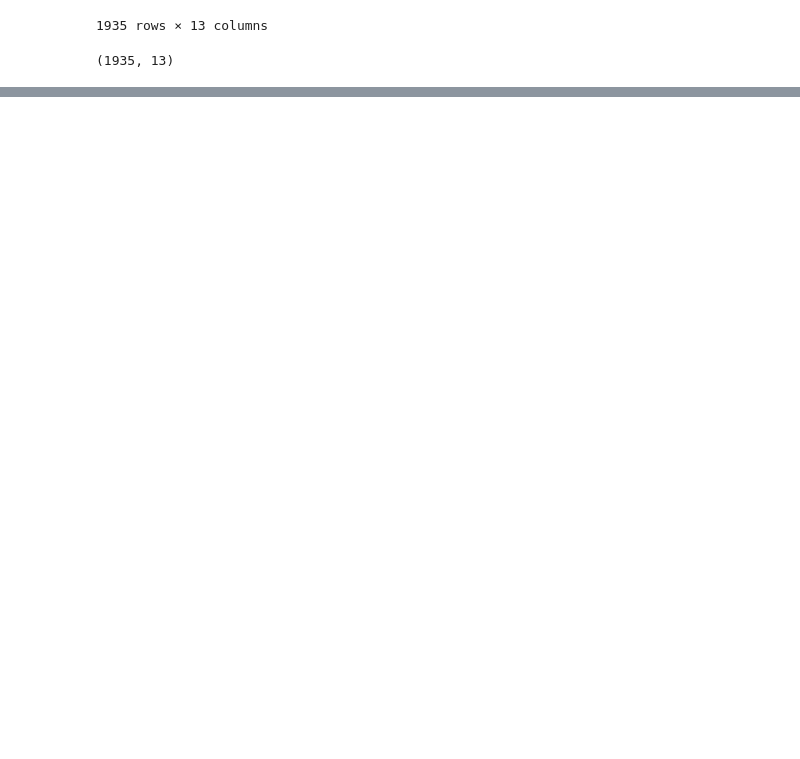
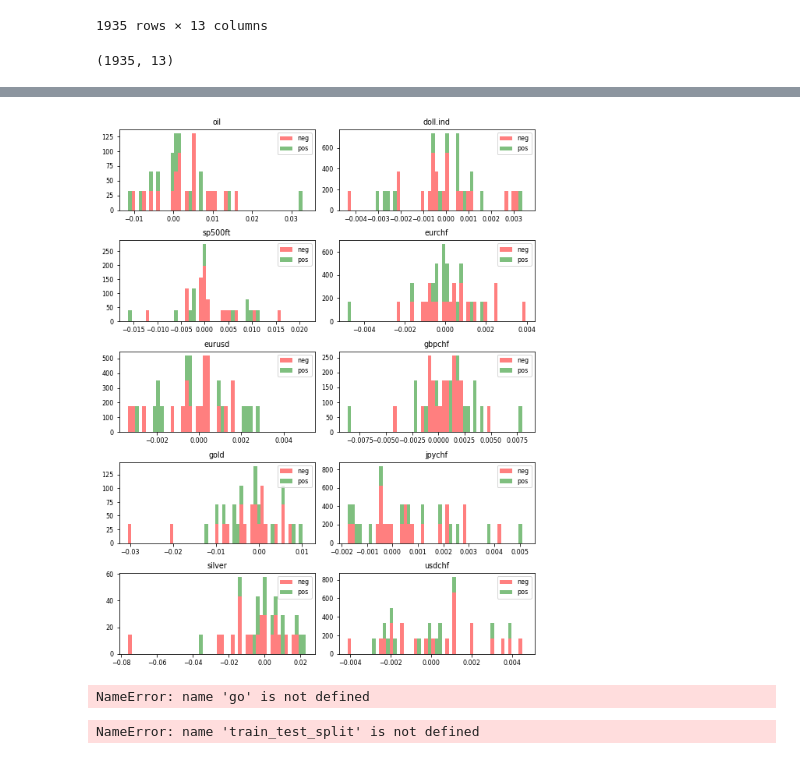
Before and after one commit to gmineo/Finance-Migros, a Jupyter notebook: new script.ipynb, the cells around one changed output, grey strips where cells are left out. Drawn from its saved outputs; the diff is of its cells as text; code cells hidden in the pictures; blank space fills up the shorter version.

```diff
--- a/new script.ipynb
+++ b/new script.ipynb
@@ -315,0 +307,5 @@ final_df
+# %%
+features_mean=list(final_df.columns[0:13])
+# split dataframe into two based on diagnosis
+dfn=final_df[final_df['sig'] ==1]
+dfp=final_df[final_df['sig'] ==0]
@@ -315,0 +330,15 @@ final_df
+# %%
+#Stack the data
+plt.rcParams.update({'font.size': 8})
+fig, axes = plt.subplots(nrows=5, ncols=2, figsize=(8,10))
+axes = axes.ravel()
+for idx,ax in enumerate(axes):
+    ax.figure
+    binwidth= (max(final_df[features_mean[idx]]) - min(final_df[features_mean[idx]]))/50
+    ax.hist([dfn[features_mean[idx]],dfp[features_mean[idx]]], bins=np.arange(min(final_df[features_mean[idx]]), max(final_df[features_mean[idx]]) + binwidth, binwidth) , alpha=0.5,stacked=True, density = True, label=['neg','pos'],color=['r','g'])
+    ax.legend(loc='upper right')
+    ax.set_title(features_mean[idx])
+plt.tight_layout()
+plt.show()
+# %% [output]
+[figure, added]
@@ -316,3 +347,20 @@ final_df
+# %%
+trace = go.Pie(labels = ['pos','neg'], values = final_df['sig'].value_counts(),
+               textfont=dict(size=15), opacity = 0.8,
+               marker=dict(colors=['lightskyblue', 'gold'],
+                           line=dict(color='#000000', width=1.5)))
+
+
+layout = dict(title =  'Distribution of diagnosis variable')
+
+fig = dict(data = [trace], layout=layout)
+py.iplot(fig)
+# %% [output]
+NameError: name 'go' is not defined
+# %%
+traindf, testdf = train_test_split(final_df, test_size = 0.3)
+# %% [output]
+NameError: name 'train_test_split' is not defined
 # %%
 YM=F futures dj
 CL=F oil
```
Also changed, not shown: parts of 26 cells of this notebook.
